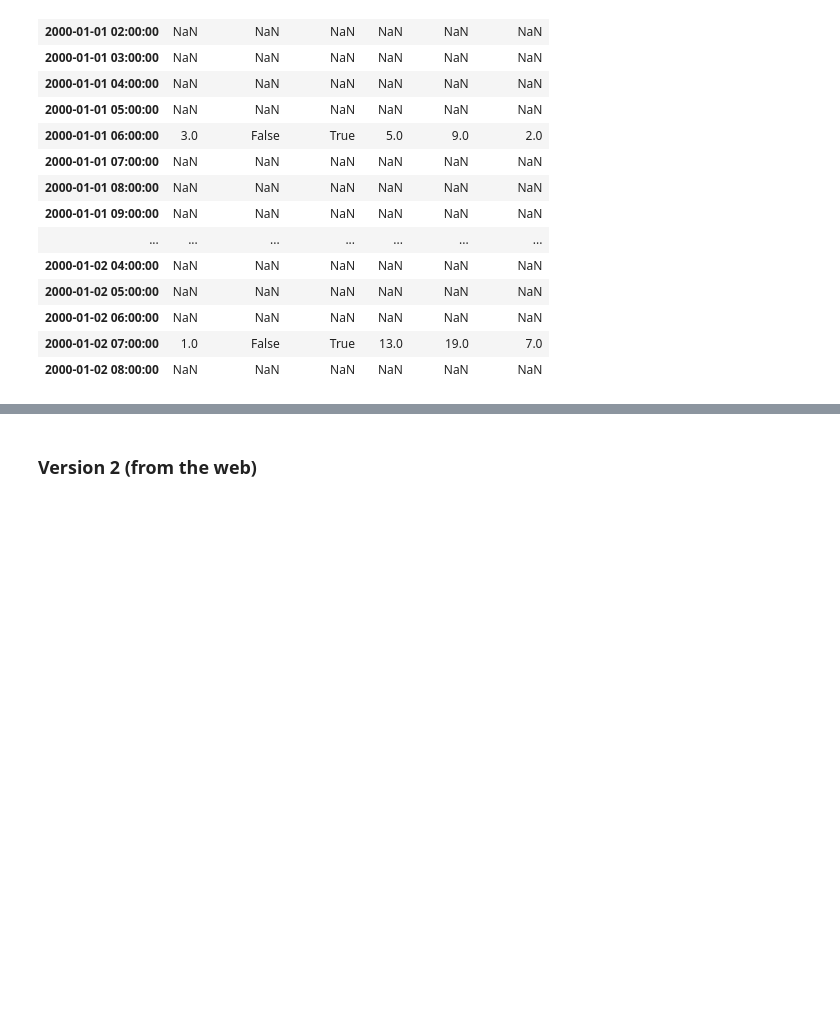
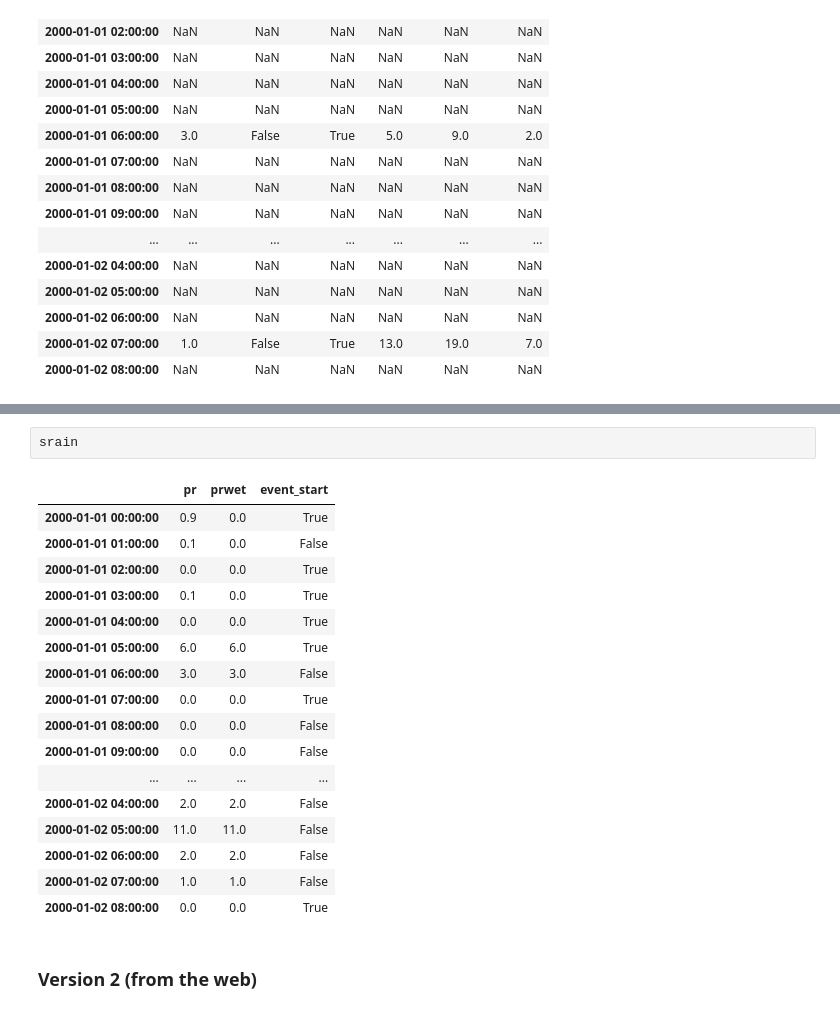
Before and after one commit to dargueso/EPICC_scripts, a Jupyter notebook: Timeseries_processing/spell_pandas_resamplig.ipynb, the cells around one changed output, grey strips where cells are left out. Drawn from its saved outputs; the diff is of its cells as text; blank space fills up the shorter version.

```diff
--- a/Timeseries_processing/spell_pandas_resamplig.ipynb
+++ b/Timeseries_processing/spell_pandas_resamplig.ipynb
@@ -89,3 +172,23 @@ srain.where(srain['event_pr']>=wet_th)
+# %%
+srain
+# %% [output]
+|  | pr | prwet | event_start |
+| 2000-01-01 00:00:00 | 0.9 | 0.0 | True |
+| 2000-01-01 01:00:00 | 0.1 | 0.0 | False |
+| 2000-01-01 02:00:00 | 0.0 | 0.0 | True |
+| 2000-01-01 03:00:00 | 0.1 | 0.0 | True |
+| 2000-01-01 04:00:00 | 0.0 | 0.0 | True |
+| 2000-01-01 05:00:00 | 6.0 | 6.0 | True |
+| 2000-01-01 06:00:00 | 3.0 | 3.0 | False |
+| 2000-01-01 07:00:00 | 0.0 | 0.0 | True |
+| 2000-01-01 08:00:00 | 0.0 | 0.0 | False |
+| 2000-01-01 09:00:00 | 0.0 | 0.0 | False |
+| ... | ... | ... | ... |
+| 2000-01-02 04:00:00 | 2.0 | 2.0 | False |
+| 2000-01-02 05:00:00 | 11.0 | 11.0 | False |
+| 2000-01-02 06:00:00 | 2.0 | 2.0 | False |
+| 2000-01-02 07:00:00 | 1.0 | 1.0 | False |
+| 2000-01-02 08:00:00 | 0.0 | 0.0 | True |
 # %% [markdown]
 ### Version 2 (from the web)
 # %%
```
Also changed, not shown: parts of 12 cells of this notebook.
